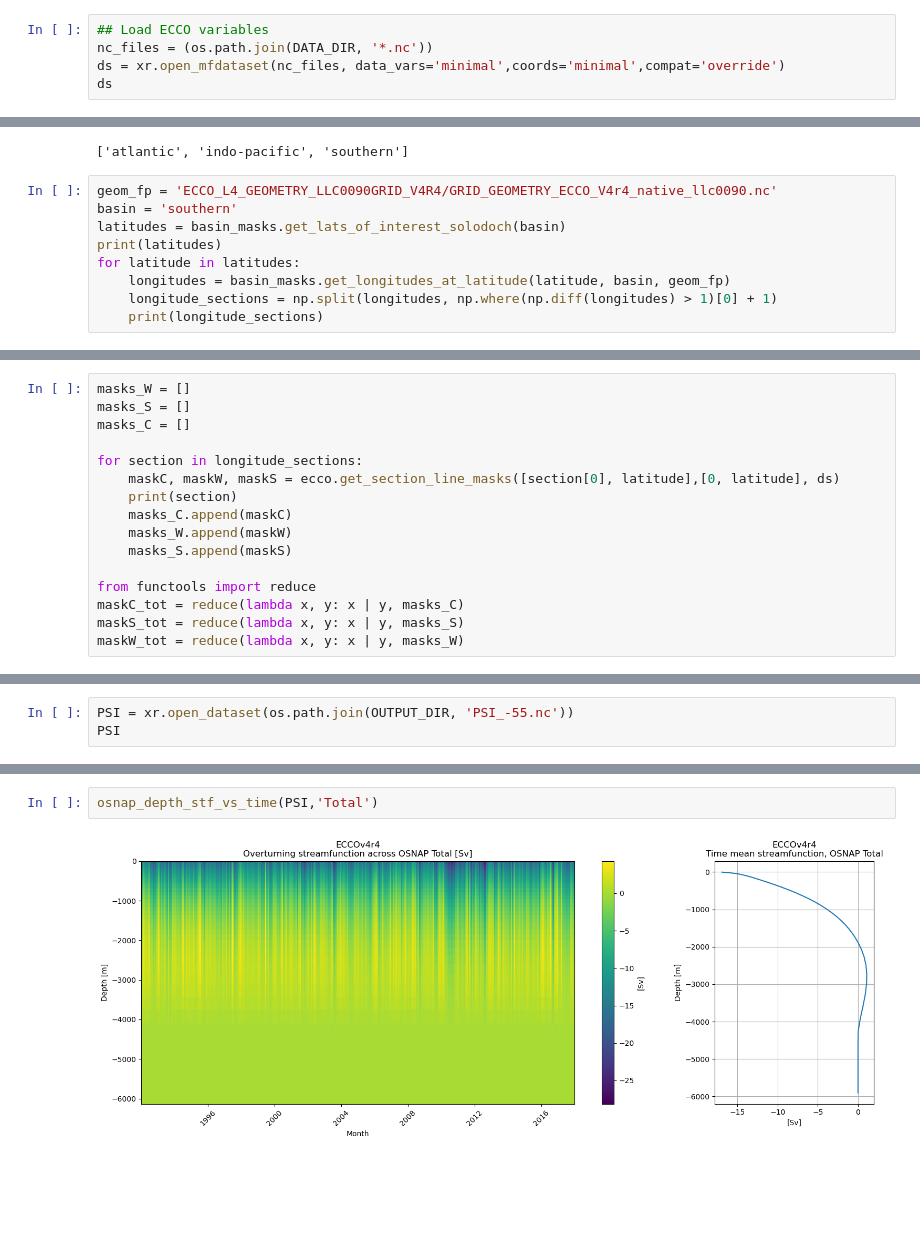
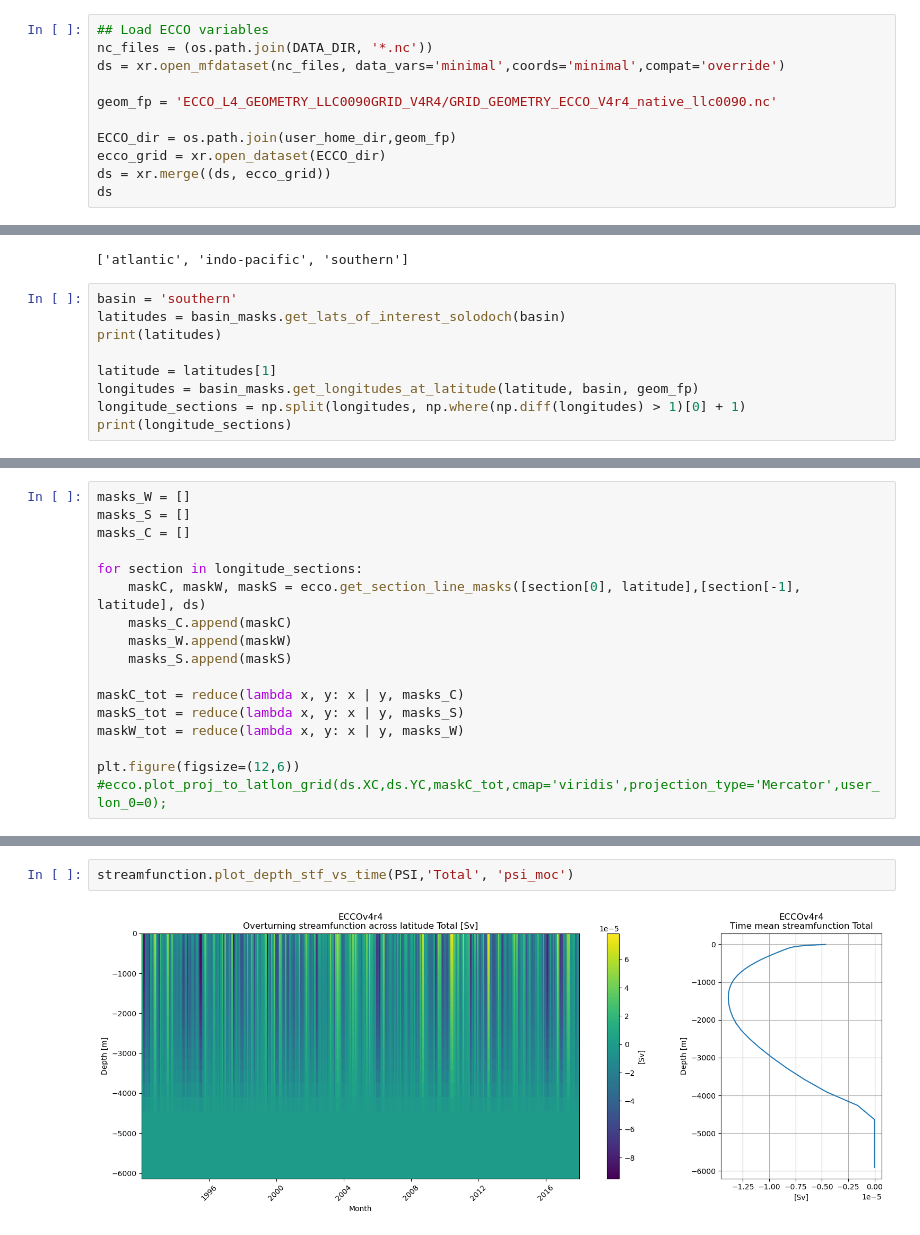
Before and after one commit to ai4er-cdt/OTP, a Jupyter notebook: streamfunction.ipynb, the cells around one changed output, grey strips where cells are left out. Cells and saved outputs as stored; diff of their text form; blank space fills up the shorter version.

Commit message:
Streamfunction - script + modifications for zonal averaging

```diff
--- a/streamfunction.ipynb
+++ b/streamfunction.ipynb
@@ -38,5 +31,11 @@ SAL_DIR = DIR + f"solodoch_data_full/26N/ECCO_L4_{parameter}_05DEG_MONTHLY_V4R4"
 ## Load ECCO variables
 nc_files = (os.path.join(DATA_DIR, '*.nc'))
 ds = xr.open_mfdataset(nc_files, data_vars='minimal',coords='minimal',compat='override')
+
+geom_fp = 'ECCO_L4_GEOMETRY_LLC0090GRID_V4R4/GRID_GEOMETRY_ECCO_V4r4_native_llc0090.nc'
+
+ECCO_dir = os.path.join(user_home_dir,geom_fp)
+ecco_grid = xr.open_dataset(ECCO_dir)
+ds = xr.merge((ds, ecco_grid))
 ds
 # %% [output]
@@ -159,14 +133,14 @@ basin_masks.get_available_basin_names_solodoch()
 # %% [output]
 ['atlantic', 'indo-pacific', 'southern']
 # %%
-geom_fp = 'ECCO_L4_GEOMETRY_LLC0090GRID_V4R4/GRID_GEOMETRY_ECCO_V4r4_native_llc0090.nc'
 basin = 'southern'
 latitudes = basin_masks.get_lats_of_interest_solodoch(basin)
 print(latitudes)
-for latitude in latitudes:
-    longitudes = basin_masks.get_longitudes_at_latitude(latitude, basin, geom_fp)
-    longitude_sections = np.split(longitudes, np.where(np.diff(longitudes) > 1)[0] + 1)
-    print(longitude_sections)
+
+latitude = latitudes[1]
+longitudes = basin_masks.get_longitudes_at_latitude(latitude, basin, geom_fp)
+longitude_sections = np.split(longitudes, np.where(np.diff(longitudes) > 1)[0] + 1)
+print(longitude_sections)
 # %% [output]
 [-55, -60]
 get_basin_name:  ['pac', 'atl', 'ind', 'arct', 'bering', 'southChina', 'mexico', 'okhotsk', 'hudson', 'med', 'java', 'north', 'japan', 'timor', 'eastChina', 'red', 'gulf', 'baffin', 'gin', 'barents']  ...
@@ -199,14 +165,15 @@ masks_S = []
 masks_C = []
 
 for section in longitude_sections:
-    maskC, maskW, maskS = ecco.get_section_line_masks([section[0], latitude],[0, latitude], ds)
-    print(section)
+    maskC, maskW, maskS = ecco.get_section_line_masks([section[0], latitude],[section[-1], latitude], ds)
     masks_C.append(maskC)
     masks_W.append(maskW)
     masks_S.append(maskS)
 
-from functools import reduce
 maskC_tot = reduce(lambda x, y: x | y, masks_C)
 maskS_tot = reduce(lambda x, y: x | y, masks_S)
 maskW_tot = reduce(lambda x, y: x | y, masks_W)
+
+plt.figure(figsize=(12,6))
+#ecco.plot_proj_to_latlon_grid(ds.XC,ds.YC,maskC_tot,cmap='viridis',projection_type='Mercator',user_lon_0=0);
 # %% [output]
@@ -248,3 +217,0 @@ latitudes[0]
-# %%
-PSI = xr.open_dataset(os.path.join(OUTPUT_DIR, 'PSI_-55.nc'))
-PSI
@@ -298,4 +224,4 @@ def osnap_depth_stf_vs_time(stf_ds,label):
 # %%
-osnap_depth_stf_vs_time(PSI,'Total')
+streamfunction.plot_depth_stf_vs_time(PSI,'Total', 'psi_moc')
 # %% [output]
-[figure, old version]
+[figure, new version]
```
Also changed, not shown: parts of 27 cells of this notebook, 3 other files.
